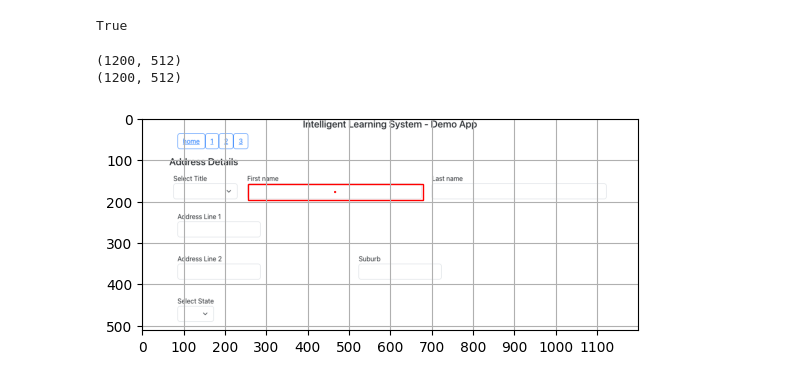
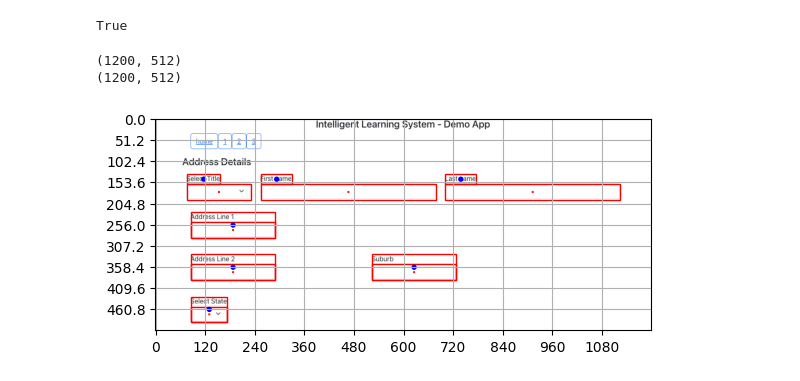
Before and after one commit to ChandraMathan/ILS, a Jupyter notebook: integration/integration.ipynb, the cells around one changed output. Cells and saved outputs as stored; diff of their text form; code cells hidden in the pictures.

```diff
--- a/integration/integration.ipynb
+++ b/integration/integration.ipynb
@@ -35,0 +16,5 @@ size of element_label {'height': 24, 'width': 81}
+# %%
+chrome_options = Options()
+driver = webdriver.Chrome(options=chrome_options)
+driver.set_window_size(1200,1000)
+driver.get("http://localhost:3000/web1")
@@ -37,6 +60,8 @@ size of element_label {'height': 24, 'width': 81}
 element_html = driver.find_element(By.XPATH, '/html')
 print(element_html.location)
 print(element_html.size)
+image_width = element_html.size['width']
+image_height = element_html.size['height']
 # %% [output]
 {'x': 0, 'y': 0}
 {'height': 512, 'width': 1200}
@@ -49,47 +70,61 @@ print(element_html.size)
 element_html.screenshot("screenshots/web.jpg")
 # %% [output]
 True
+# %%
+#set grid size
+num_grid_x = 10
+num_grid_y = 10
 # %%
 im = Image.open('screenshots/web.jpg')
 print(im.size)
 
 #resize
-im = im.resize((element_html.size['width'], element_html.size['height']), Image.ANTIALIAS)
+im = im.resize((image_width, image_height), Image.ANTIALIAS)
+#im = im.resize((current_window_size['width'], current_window_size['height']), Image.ANTIALIAS)
 print(im.size)
 
 # Create figure and axes
 fig, ax = plt.subplots()
 
 # grid spacing
-x_ticks = np.arange(0, element_html.size['width'], 100)
-y_ticks = np.arange(0, element_html.size['height'], 100)
+x_ticks = np.arange(0, image_width, round((image_width / num_grid_x),1))
+y_ticks = np.arange(0, image_height, round((image_height / num_grid_x),1))
+
 
 ax.set_xticks(x_ticks)
 ax.set_yticks(y_ticks)
 
 ax.grid(True)
 
 # Display the image
 ax.imshow(im)
 
-# Create a Rectangle patch
-rect = patches.Rectangle((element_input.location['x'], element_input.location['y']), element_input.size['width'], element_input.size['height'], linewidth=1, edgecolor='r', facecolor='none')
 
-# Add the patch to the Axes
-ax.add_patch(rect)
 
-#find centre of the input
-x_centre = element_input.location['x']+ (element_input.size['width']/2.0)
-y_centre = element_input.location['y']+ (element_input.size['height']/2.0)
+for id in range(1,8):
 
-#plot cente
-cir = patches.Circle((x_centre, y_centre), radius = 1, linewidth=1, edgecolor='r', facecolor='none')
+    rect_input = patches.Rectangle((element_dict[id]['input']['x_location'] , element_dict[id]['input']['y_location']), element_dict[id]['input']['width'], element_dict[id]['input']['height'], linewidth=1, edgecolor='r', facecolor='none')
+    x_centre_input = element_dict[id]['input']['x_centre']
+    y_centre_input = element_dict[id]['input']['y_centre']
 
-# Add the patch to the Axes
-ax.add_patch(cir)
+    rect_label = patches.Rectangle((element_dict[id]['label']['x_location'] , element_dict[id]['label']['y_location']), element_dict[id]['label']['width'], element_dict[id]['label']['height'], linewidth=1, edgecolor='r', facecolor='none')
+    x_centre_label = element_dict[id]['label']['x_centre']
+    y_centre_label = element_dict[id]['label']['y_centre']
+
+    # Add the patch to the Axes
+    ax.add_patch(rect_input)
+    ax.add_patch(rect_label)
+
+    #plot cente
+    cir_label = patches.Circle((x_centre_label, y_centre_label), radius = 3, linewidth=2, edgecolor='b', facecolor='none')
+    cir_input = patches.Circle((x_centre_input, y_centre_input), radius = 1, linewidth=1, edgecolor='r', facecolor='none')
+
+    ax.add_patch(cir_label)
+    ax.add_patch(cir_input)
+
 
 plt.show()
 # %% [output]
 (1200, 512)
 (1200, 512)
-[figure, old version]
+[figure, new version]
```
Also changed, not shown: parts of 11 cells of this notebook, 17 other files.
